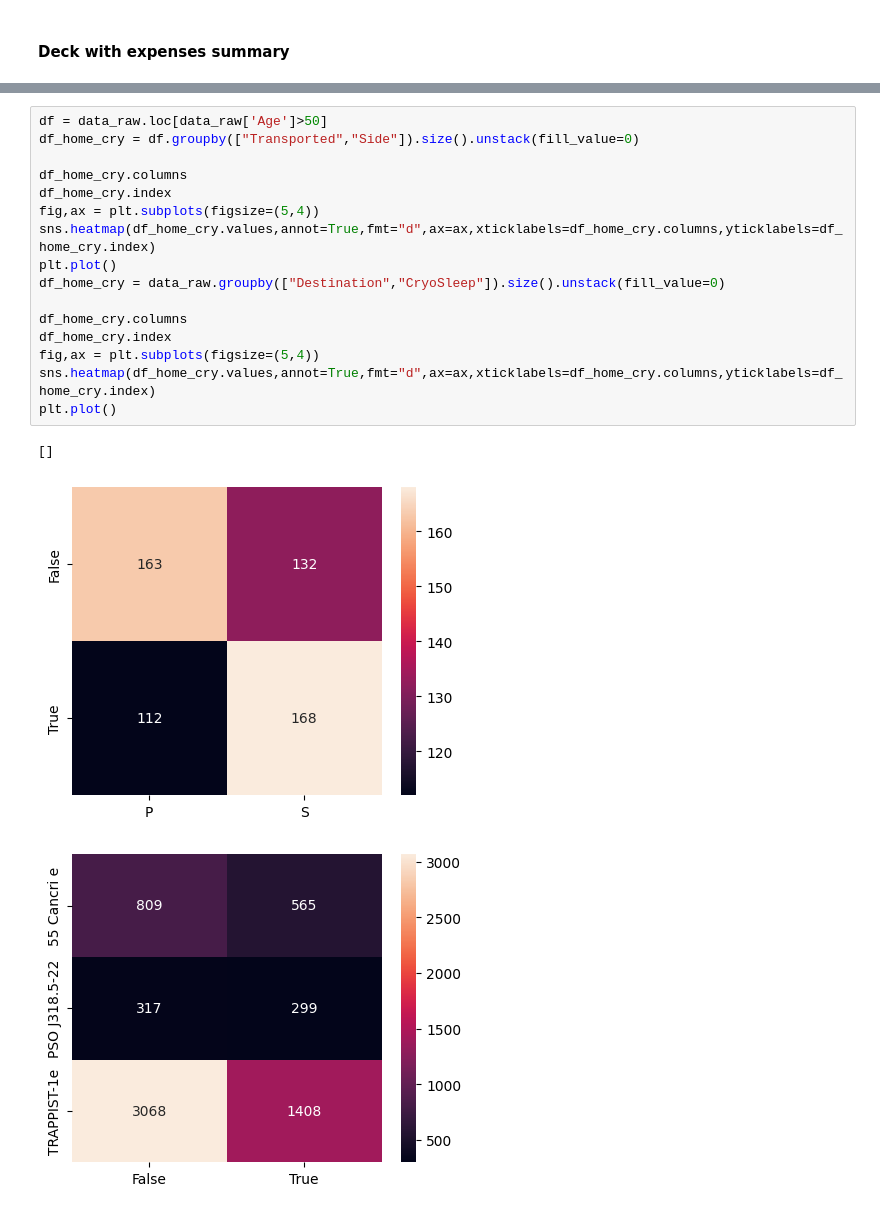
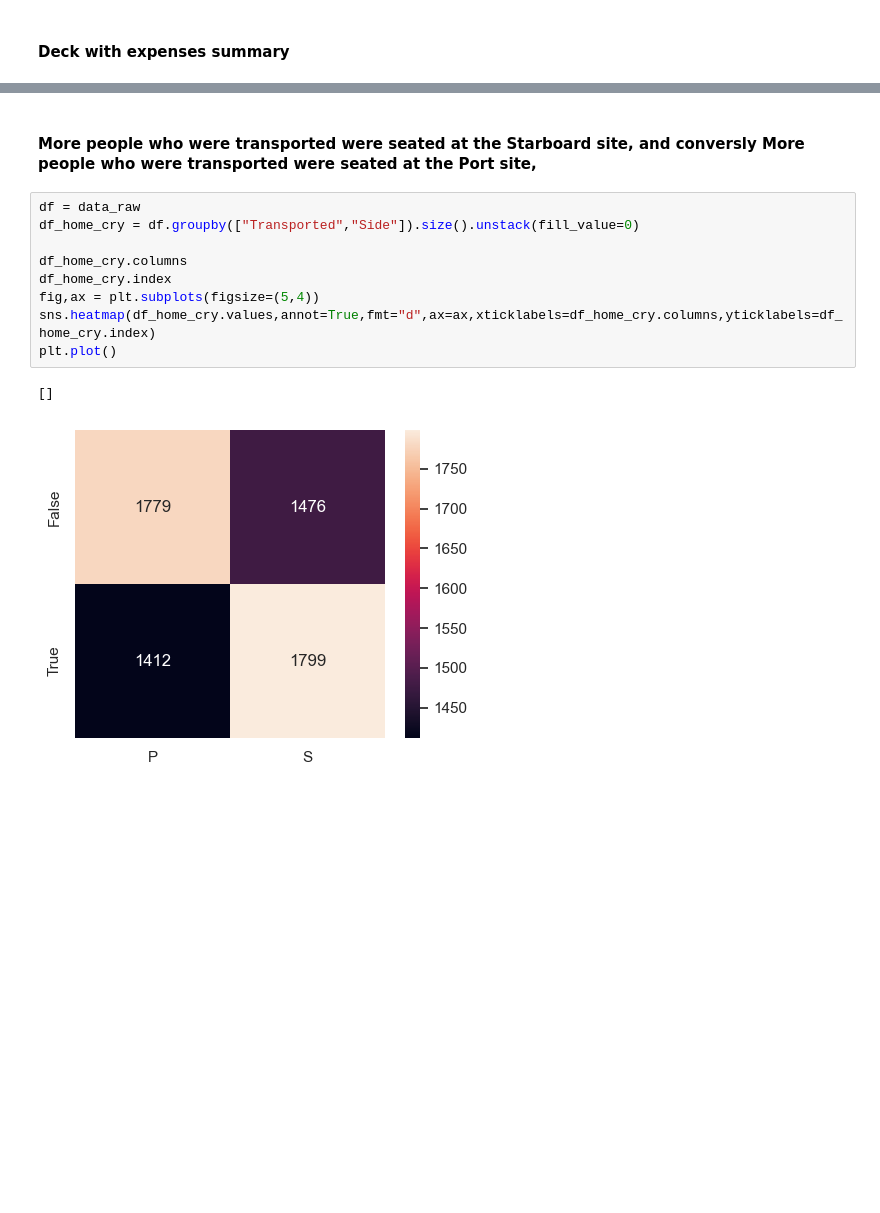
Before and after one commit to bzabk/Recruitment-Task-for-Data-Science-community-2023, a Jupyter notebook: first.ipynb, the cells around one changed output, grey strips where cells are left out. Saved outputs shown, nothing was run; the diff lists cells and outputs as text; blank space fills up the shorter version.

```diff
--- a/first.ipynb
+++ b/first.ipynb
@@ -345,23 +198,17 @@ Name: count, dtype: int64
+# %% [markdown]
+#### More people who were transported were seated at the Starboard site, and conversly More people who were transported were seated at the Port site,
 # %%
-df = data_raw.loc[data_raw['Age']>50]
+df = data_raw
 df_home_cry = df.groupby(["Transported","Side"]).size().unstack(fill_value=0)
 
 df_home_cry.columns
 df_home_cry.index
 fig,ax = plt.subplots(figsize=(5,4))
 sns.heatmap(df_home_cry.values,annot=True,fmt="d",ax=ax,xticklabels=df_home_cry.columns,yticklabels=df_home_cry.index)
 plt.plot()
-df_home_cry = data_raw.groupby(["Destination","CryoSleep"]).size().unstack(fill_value=0)
-
-df_home_cry.columns
-df_home_cry.index
-fig,ax = plt.subplots(figsize=(5,4))
-sns.heatmap(df_home_cry.values,annot=True,fmt="d",ax=ax,xticklabels=df_home_cry.columns,yticklabels=df_home_cry.index)
-plt.plot()
 # %% [output]
 []
-[figure, old version]
+[figure, new version]
-[figure, removed]
 # %%
 x  = data_raw.groupby(["VIP"])["Transported"].value_counts().unstack()
 fig,ax = plt.subplots(figsize=(5,4))
```
Also changed, not shown: parts of 22 cells of this notebook.
